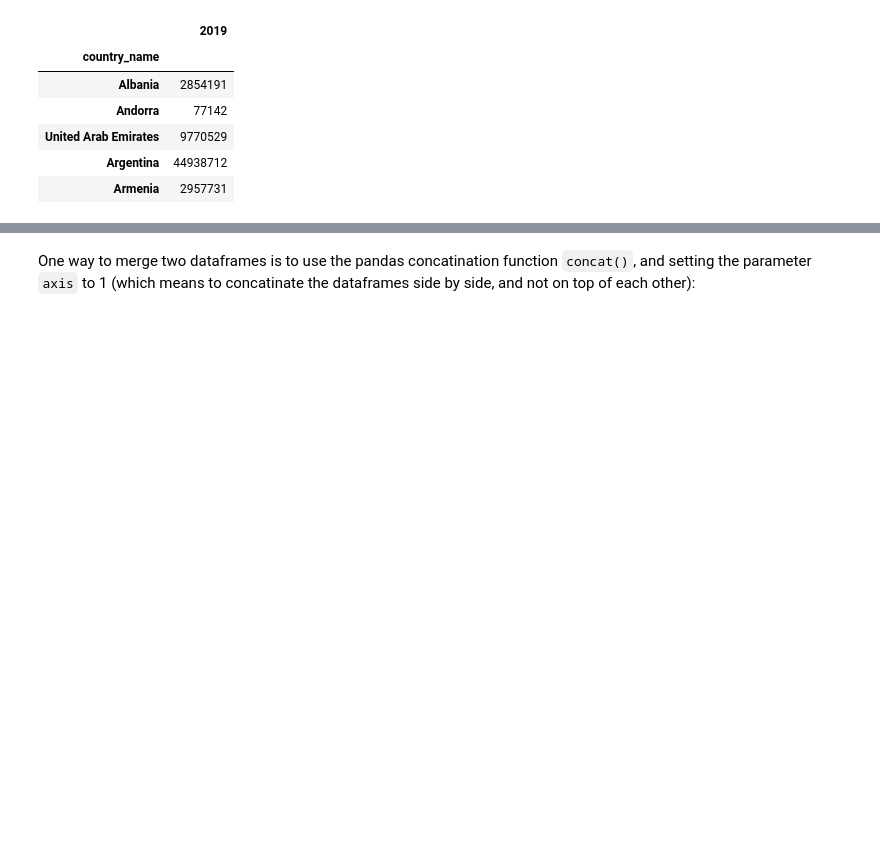
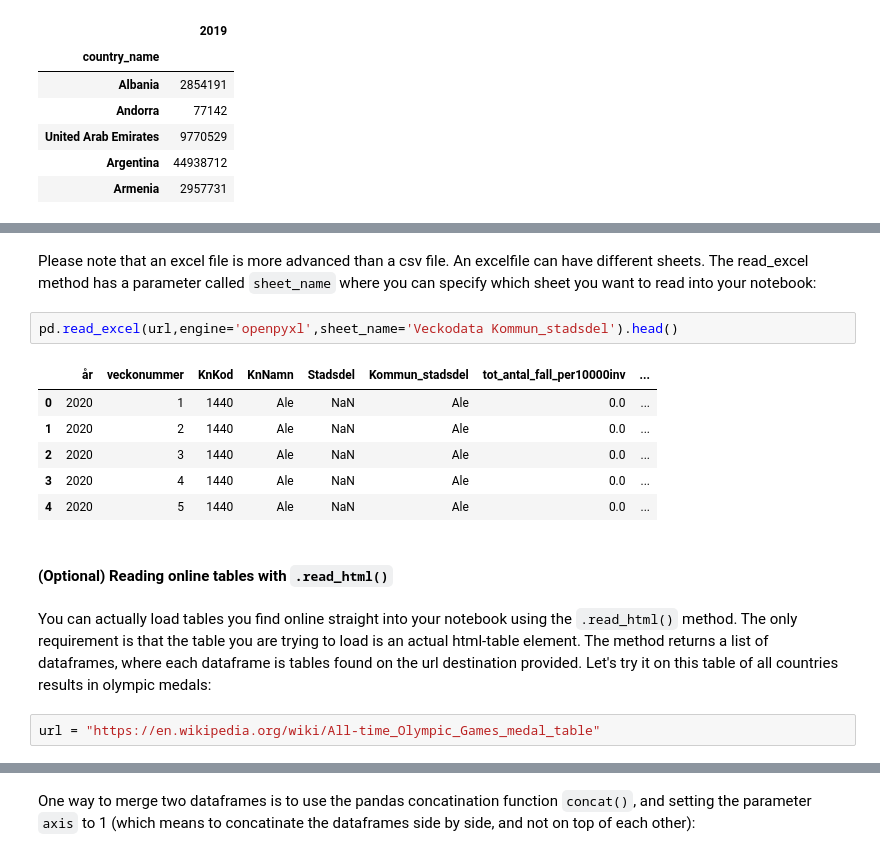
Before and after one commit to johan-ekman/learning_python, a Jupyter notebook: continuation_course/chapter_6.ipynb, the cells around one changed output, grey strips where cells are left out. Drawn from its saved outputs; the diff is of its cells as text; blank space fills up the shorter version.

```diff
--- a/continuation_course/chapter_6.ipynb
+++ b/continuation_course/chapter_6.ipynb
@@ -2474,0 +2527,17 @@ pop.head()
+# %% [markdown]
+Please note that an excel file is more advanced than a csv file. An excelfile can have different sheets. The read_excel method has a parameter called `sheet_name` where you can specify which sheet you want to read into your notebook:
+# %%
+pd.read_excel(url,engine='openpyxl',sheet_name='Veckodata Kommun_stadsdel').head()
+# %% [output]
+|  | år | veckonummer | KnKod | KnNamn | Stadsdel | Kommun_stadsdel | tot_antal_fall_per10000inv | ... |
+| 0 | 2020 | 1 | 1440 | Ale | NaN | Ale | 0.0 | ... |
+| 1 | 2020 | 2 | 1440 | Ale | NaN | Ale | 0.0 | ... |
+| 2 | 2020 | 3 | 1440 | Ale | NaN | Ale | 0.0 | ... |
+| 3 | 2020 | 4 | 1440 | Ale | NaN | Ale | 0.0 | ... |
+| 4 | 2020 | 5 | 1440 | Ale | NaN | Ale | 0.0 | ... |
+# %% [markdown]
+#### (Optional) Reading online tables with `.read_html()`
+# %% [markdown]
+You can actually load tables you find online straight into your notebook using the `.read_html()` method. The only requirement is that the table you are trying to load is an actual html-table element. The method returns a list of dataframes, where each dataframe is tables found on the url destination provided. Let's try it on this table of all countries results in olympic medals:
+# %%
+url = "https://en.wikipedia.org/wiki/All-time_Olympic_Games_medal_table"
```
Also changed, not shown: parts of 62 cells of this notebook, 4 other files.
